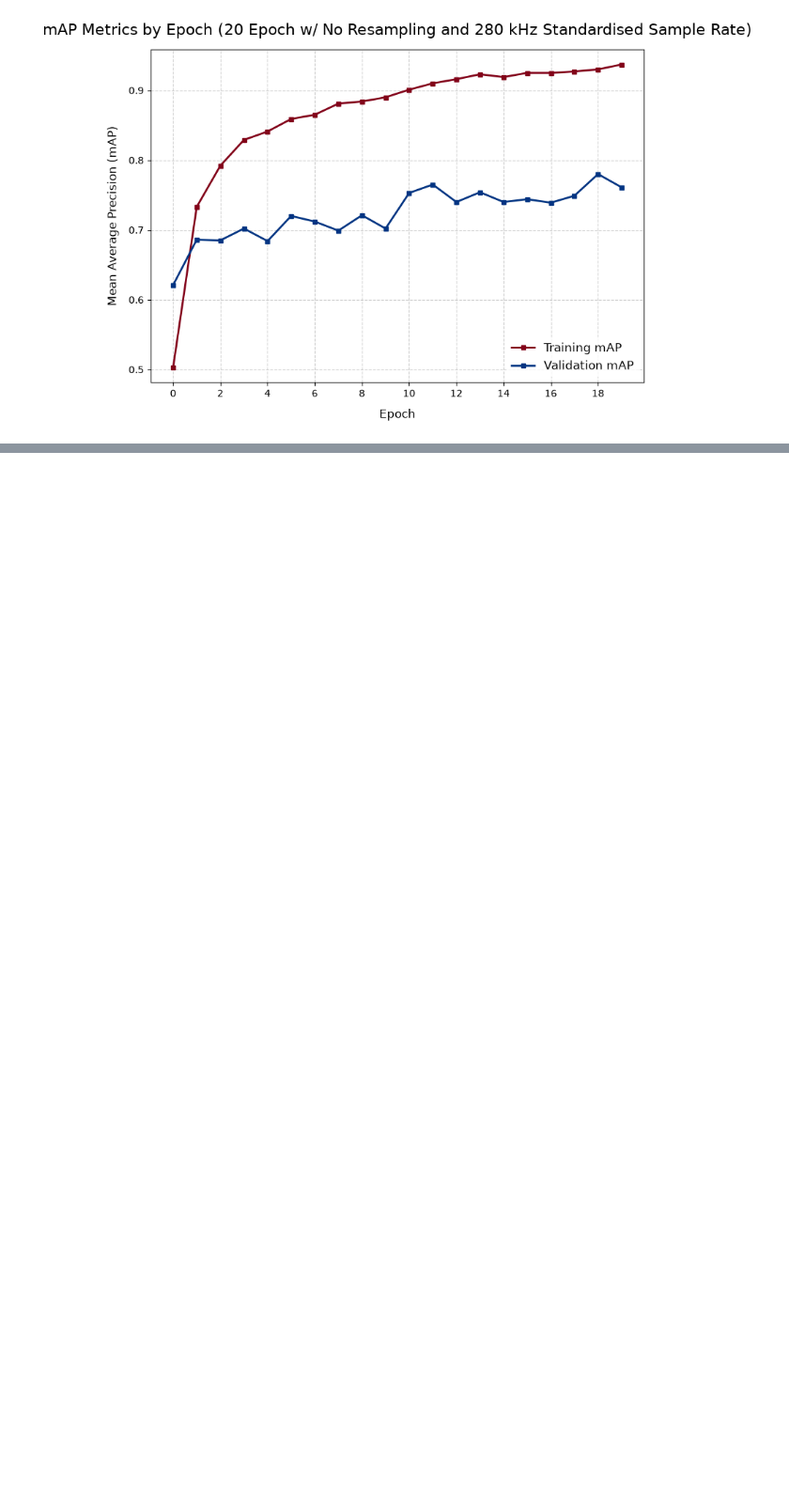
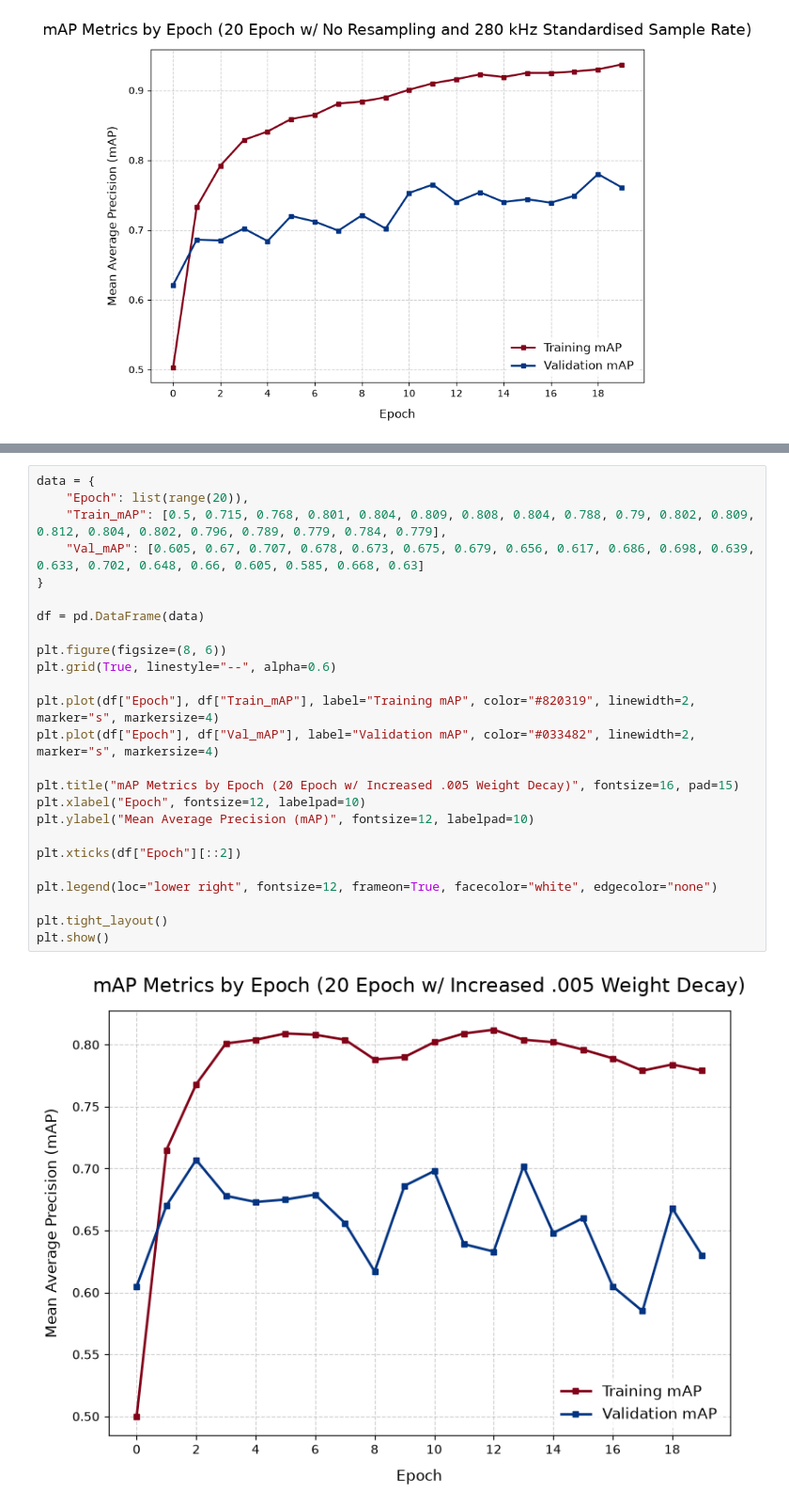
Before and after one commit to Grey-otoc/BioAcousticStreamEngine, a Jupyter notebook: training/V2-notebooks/04_plot_results.ipynb, the cells around one changed output, grey strips where cells are left out. Shown at 94% size. Cells and saved outputs as stored; diff of their text form; blank space fills up the shorter version.

```diff
--- a/training/V2-notebooks/04_plot_results.ipynb
+++ b/training/V2-notebooks/04_plot_results.ipynb
@@ -239,0 +268,27 @@ plt.show()
+# %%
+data = {
+    "Epoch": list(range(20)),
+    "Train_mAP": [0.5, 0.715, 0.768, 0.801, 0.804, 0.809, 0.808, 0.804, 0.788, 0.79, 0.802, 0.809, 0.812, 0.804, 0.802, 0.796, 0.789, 0.779, 0.784, 0.779],
+    "Val_mAP": [0.605, 0.67, 0.707, 0.678, 0.673, 0.675, 0.679, 0.656, 0.617, 0.686, 0.698, 0.639, 0.633, 0.702, 0.648, 0.66, 0.605, 0.585, 0.668, 0.63]
+}
+
+df = pd.DataFrame(data)
+
+plt.figure(figsize=(8, 6))
+plt.grid(True, linestyle="--", alpha=0.6)
+
+plt.plot(df["Epoch"], df["Train_mAP"], label="Training mAP", color="#820319", linewidth=2, marker="s", markersize=4)
+plt.plot(df["Epoch"], df["Val_mAP"], label="Validation mAP", color="#033482", linewidth=2, marker="s", markersize=4)
+
+plt.title("mAP Metrics by Epoch (20 Epoch w/ Increased .005 Weight Decay)", fontsize=16, pad=15)
+plt.xlabel("Epoch", fontsize=12, labelpad=10)
+plt.ylabel("Mean Average Precision (mAP)", fontsize=12, labelpad=10)
+
+plt.xticks(df["Epoch"][::2])
+
+plt.legend(loc="lower right", fontsize=12, frameon=True, facecolor="white", edgecolor="none")
+
+plt.tight_layout()
+plt.show()
+# %% [output]
+[figure, added]
```
Also changed, not shown: parts of 5 cells of this notebook, 3 other files.
